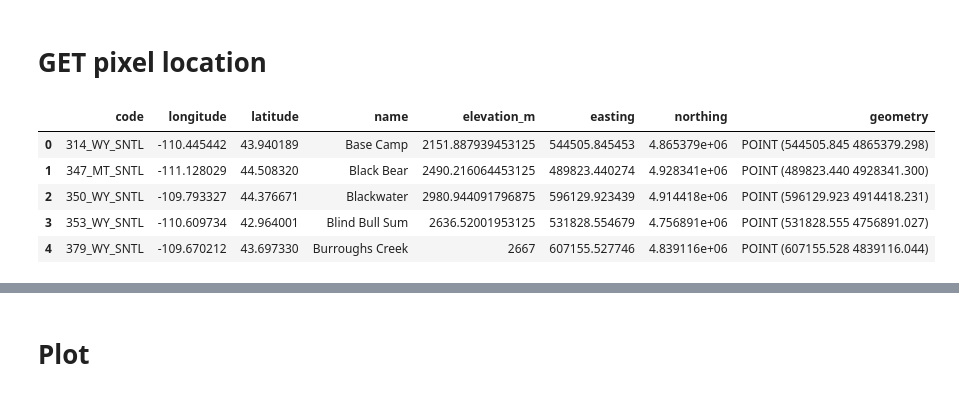
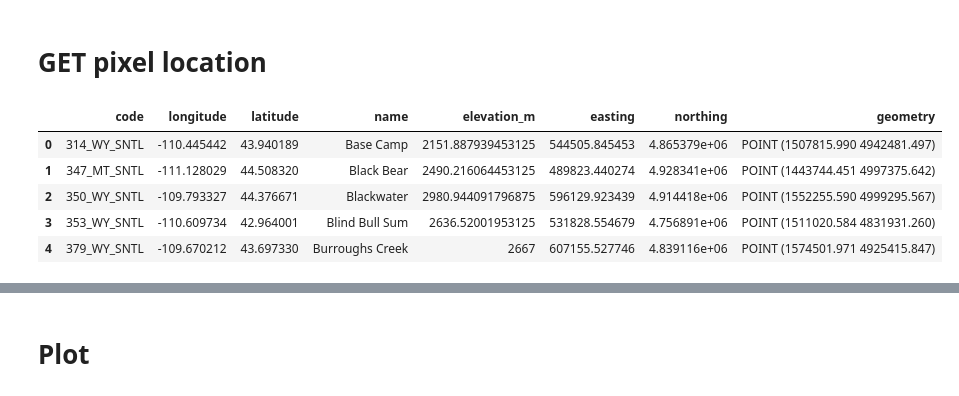
Before and after one commit to snowmodel-tools/preprocess_python, a Jupyter notebook: Extract_data_from_raster.ipynb, the cells around one changed output, grey strips where cells are left out. Cells and saved outputs as stored; diff of their text form; code cells hidden in the pictures.

```diff
--- a/Extract_data_from_raster.ipynb
+++ b/Extract_data_from_raster.ipynb
@@ -101,15 +101,15 @@ Attributes:
 # GET pixel location
 # %%
 stn = gpd.read_file(station_path)
-new=stn.to_crs('epsg:32612')
+new=stn.to_crs('epsg:32610')
 new.head()
 # %% [output]
 |  | code | longitude | latitude | name | elevation_m | easting | northing | geometry |
-| 0 | 314_WY_SNTL | -110.445442 | 43.940189 | Base Camp | 2151.887939453125 | 544505.845453 | 4.865379e+06 | POINT (544505.845 4865379.298) |
-| 1 | 347_MT_SNTL | -111.128029 | 44.508320 | Black Bear | 2490.216064453125 | 489823.440274 | 4.928341e+06 | POINT (489823.440 4928341.300) |
-| 2 | 350_WY_SNTL | -109.793327 | 44.376671 | Blackwater | 2980.944091796875 | 596129.923439 | 4.914418e+06 | POINT (596129.923 4914418.231) |
-| 3 | 353_WY_SNTL | -110.609734 | 42.964001 | Blind Bull Sum | 2636.52001953125 | 531828.554679 | 4.756891e+06 | POINT (531828.555 4756891.027) |
-| 4 | 379_WY_SNTL | -109.670212 | 43.697330 | Burroughs Creek | 2667 | 607155.527746 | 4.839116e+06 | POINT (607155.528 4839116.044) |
+| 0 | 314_WY_SNTL | -110.445442 | 43.940189 | Base Camp | 2151.887939453125 | 544505.845453 | 4.865379e+06 | POINT (1507815.990 4942481.497) |
+| 1 | 347_MT_SNTL | -111.128029 | 44.508320 | Black Bear | 2490.216064453125 | 489823.440274 | 4.928341e+06 | POINT (1443744.451 4997375.642) |
+| 2 | 350_WY_SNTL | -109.793327 | 44.376671 | Blackwater | 2980.944091796875 | 596129.923439 | 4.914418e+06 | POINT (1552255.590 4999295.567) |
+| 3 | 353_WY_SNTL | -110.609734 | 42.964001 | Blind Bull Sum | 2636.52001953125 | 531828.554679 | 4.756891e+06 | POINT (1511020.584 4831931.260) |
+| 4 | 379_WY_SNTL | -109.670212 | 43.697330 | Burroughs Creek | 2667 | 607155.527746 | 4.839116e+06 | POINT (1574501.971 4925415.847) |
 # %%
 #get indicies (since python - indexing starts at 0, but fortran starts at 1)
 
```
Also changed, not shown: parts of 8 cells of this notebook, 4 other files.
